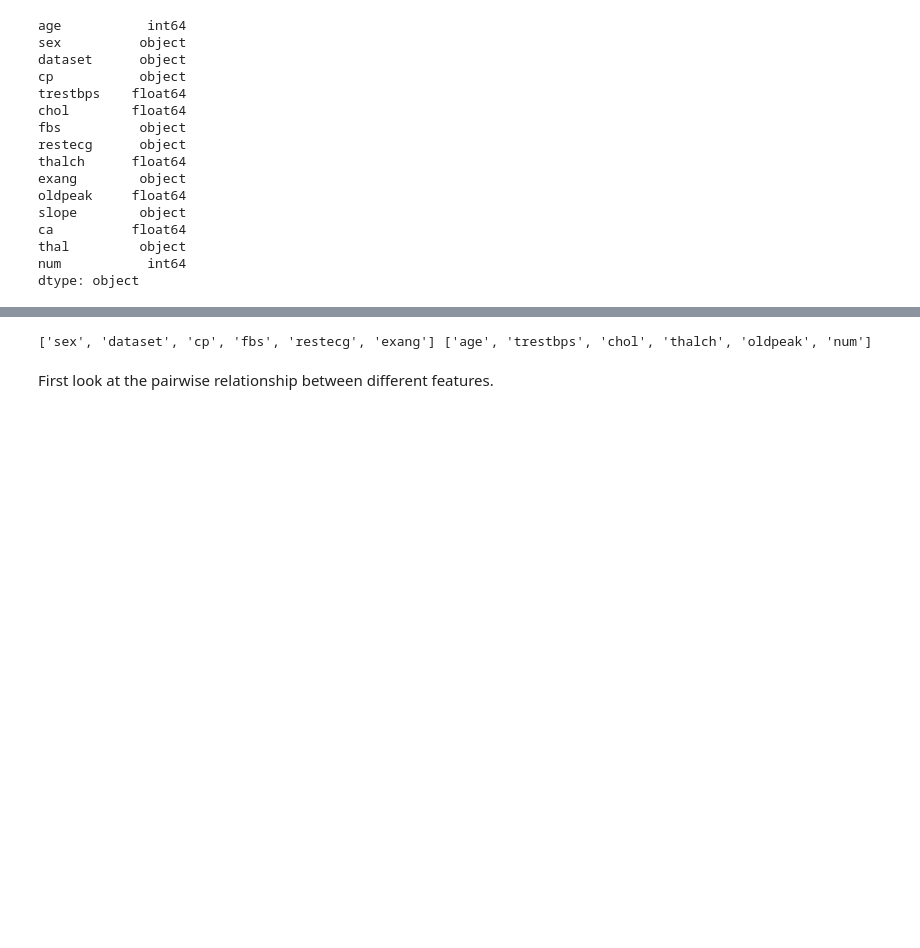
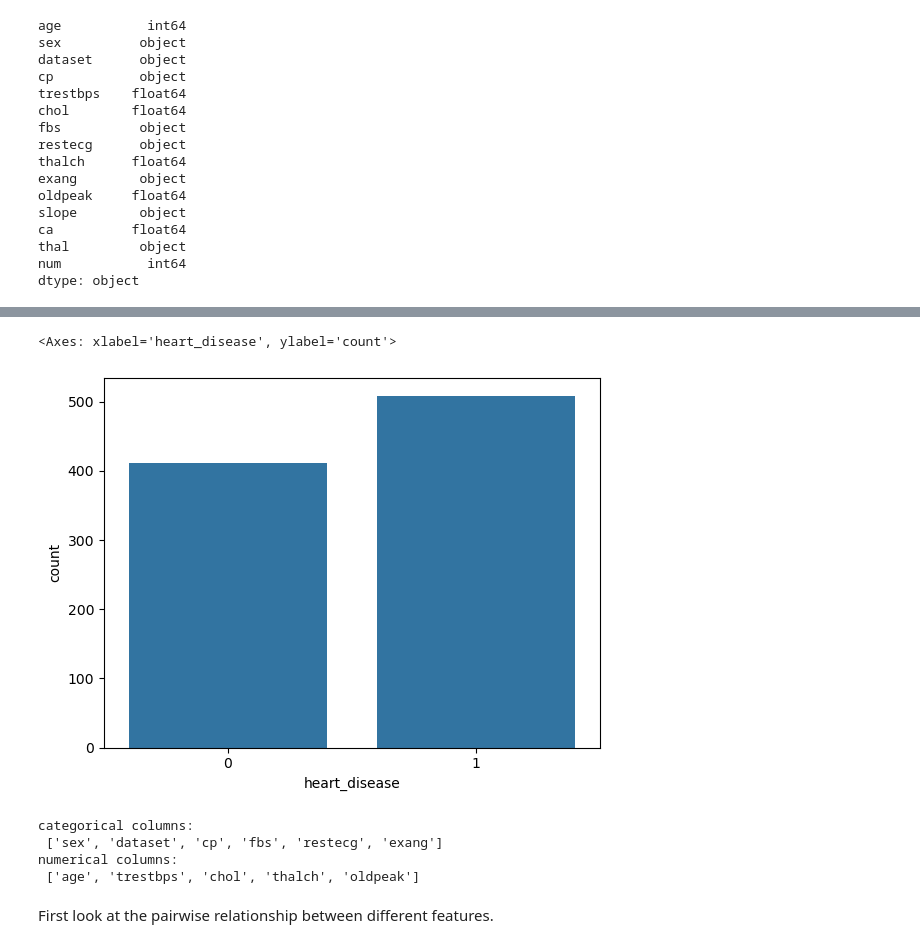
Before and after one commit to DamarisDeng/Project, a Jupyter notebook: Junyang/milestone2.ipynb, the cells around one changed output, grey strips where cells are left out. Saved outputs shown, nothing was run; the diff lists cells and outputs as text; code cells hidden in the pictures; blank space fills up the shorter version.

```diff
--- a/Junyang/milestone2.ipynb
+++ b/Junyang/milestone2.ipynb
@@ -113,9 +120,20 @@ df.describe()
+# %%
+df['heart_disease'] = df['num'].apply(lambda x: 1 if x > 0 else 0)
+df['heart_disease'].value_counts()
+sns.countplot(data=df, x='heart_disease')
+# %% [output]
+<Axes: xlabel='heart_disease', ylabel='count'>
+[figure, added]
 # %%
 categorical_columns = [i for i in df_clean.columns if df_clean[i].dtype == 'object']
-numerical_columns = [i for i in df_clean.columns if df_clean[i].dtype != 'object']
-print(categorical_columns, numerical_columns)
+numerical_columns = [i for i in df_clean.columns[:-1] if df_clean[i].dtype != 'object']
+print("categorical columns:\n", categorical_columns)
+print("numerical columns:\n", numerical_columns)
 # %% [output]
-['sex', 'dataset', 'cp', 'fbs', 'restecg', 'exang'] ['age', 'trestbps', 'chol', 'thalch', 'oldpeak', 'num']
+categorical columns:
+ ['sex', 'dataset', 'cp', 'fbs', 'restecg', 'exang']
+numerical columns:
+ ['age', 'trestbps', 'chol', 'thalch', 'oldpeak']
 # %% [markdown]
 First look at the pairwise relationship between different features.
 # %%
```
Also changed, not shown: parts of 13 cells of this notebook, 1 other file.
